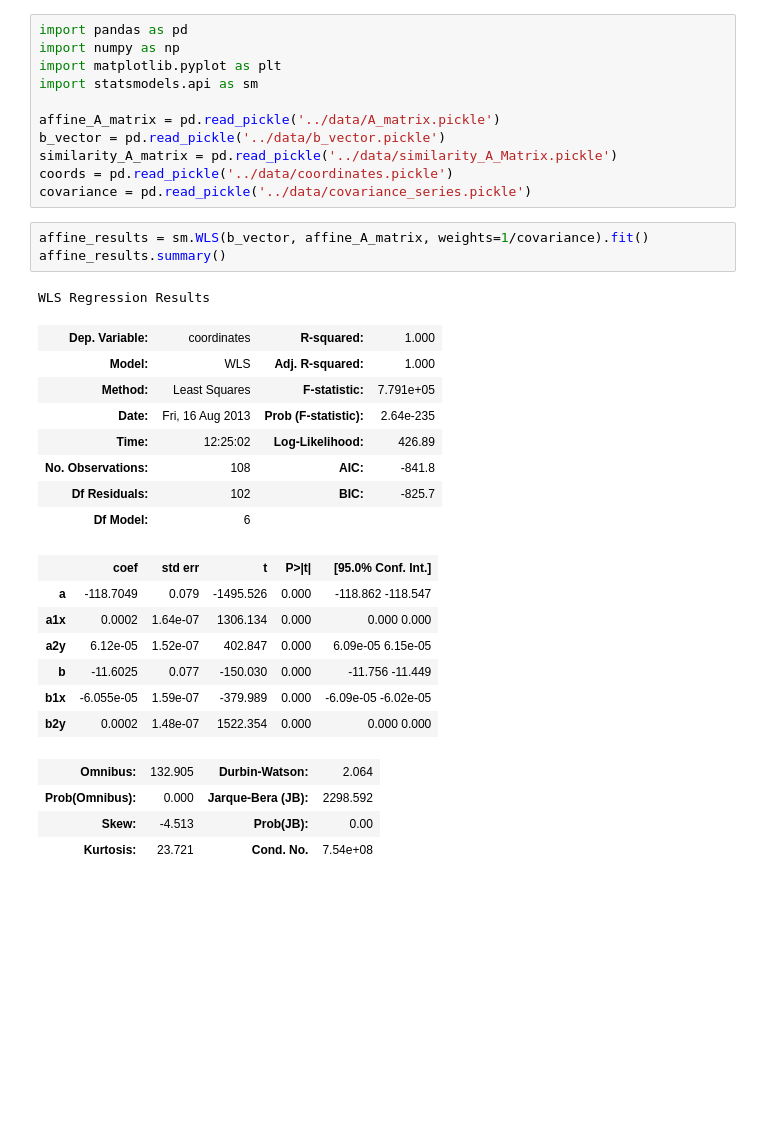
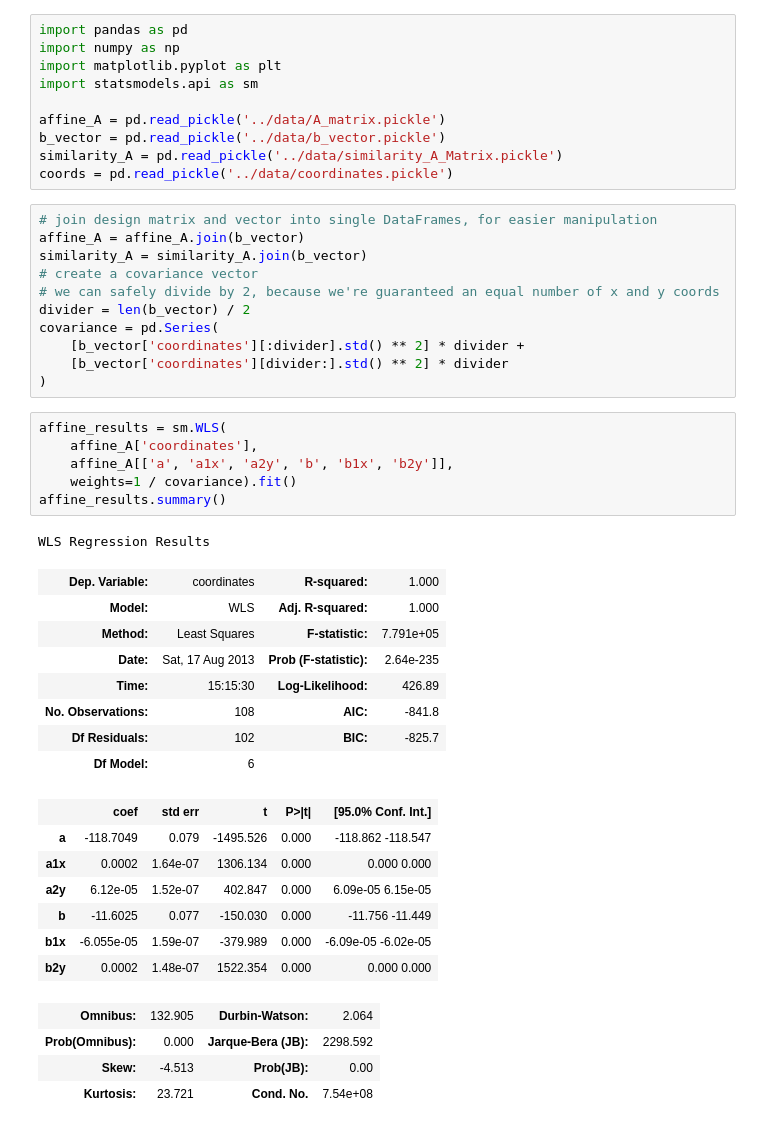
Before and after one commit to urschrei/linalg, a Jupyter notebook: notebooks/weighted_least_squares.ipynb, the cells around one changed output. Cells and saved outputs as stored; diff of their text form; blank space fills up the shorter version.

```diff
--- a/notebooks/weighted_least_squares.ipynb
+++ b/notebooks/weighted_least_squares.ipynb
@@ -42,21 +46,34 @@ import numpy as np
 import matplotlib.pyplot as plt
 import statsmodels.api as sm
 
-affine_A_matrix = pd.read_pickle('../data/A_matrix.pickle')
+affine_A = pd.read_pickle('../data/A_matrix.pickle')
 b_vector = pd.read_pickle('../data/b_vector.pickle')
-similarity_A_matrix = pd.read_pickle('../data/similarity_A_Matrix.pickle')
+similarity_A = pd.read_pickle('../data/similarity_A_Matrix.pickle')
 coords = pd.read_pickle('../data/coordinates.pickle')
-covariance = pd.read_pickle('../data/covariance_series.pickle')
+# %%
+# join design matrix and vector into single DataFrames, for easier manipulation
+affine_A = affine_A.join(b_vector)
+similarity_A = similarity_A.join(b_vector)
+# create a covariance vector
+# we can safely divide by 2, because we're guaranteed an equal number of x and y coords
+divider = len(b_vector) / 2
+covariance = pd.Series(
+    [b_vector['coordinates'][:divider].std() ** 2] * divider +
+    [b_vector['coordinates'][divider:].std() ** 2] * divider
+)
 # %%
-affine_results = sm.WLS(b_vector, affine_A_matrix, weights=1/covariance).fit()
+affine_results = sm.WLS(
+    affine_A['coordinates'],
+    affine_A[['a', 'a1x', 'a2y', 'b', 'b1x', 'b2y']],
+    weights=1 / covariance).fit()
 affine_results.summary()
 # %% [output]
 WLS Regression Results
 | Dep. Variable: | coordinates | R-squared: | 1.000 |
 | Model: | WLS | Adj. R-squared: | 1.000 |
 | Method: | Least Squares | F-statistic: | 7.791e+05 |
-| Date: | Fri, 16 Aug 2013 | Prob (F-statistic): | 2.64e-235 |
-| Time: | 12:25:02 | Log-Likelihood: | 426.89 |
+| Date: | Sat, 17 Aug 2013 | Prob (F-statistic): | 2.64e-235 |
+| Time: | 15:15:30 | Log-Likelihood: | 426.89 |
 | No. Observations: | 108 | AIC: | -841.8 |
 | Df Residuals: | 102 | BIC: | -825.7 |
 | Df Model: | 6 |  |  |
```
Also changed, not shown: parts of 3 cells of this notebook.
